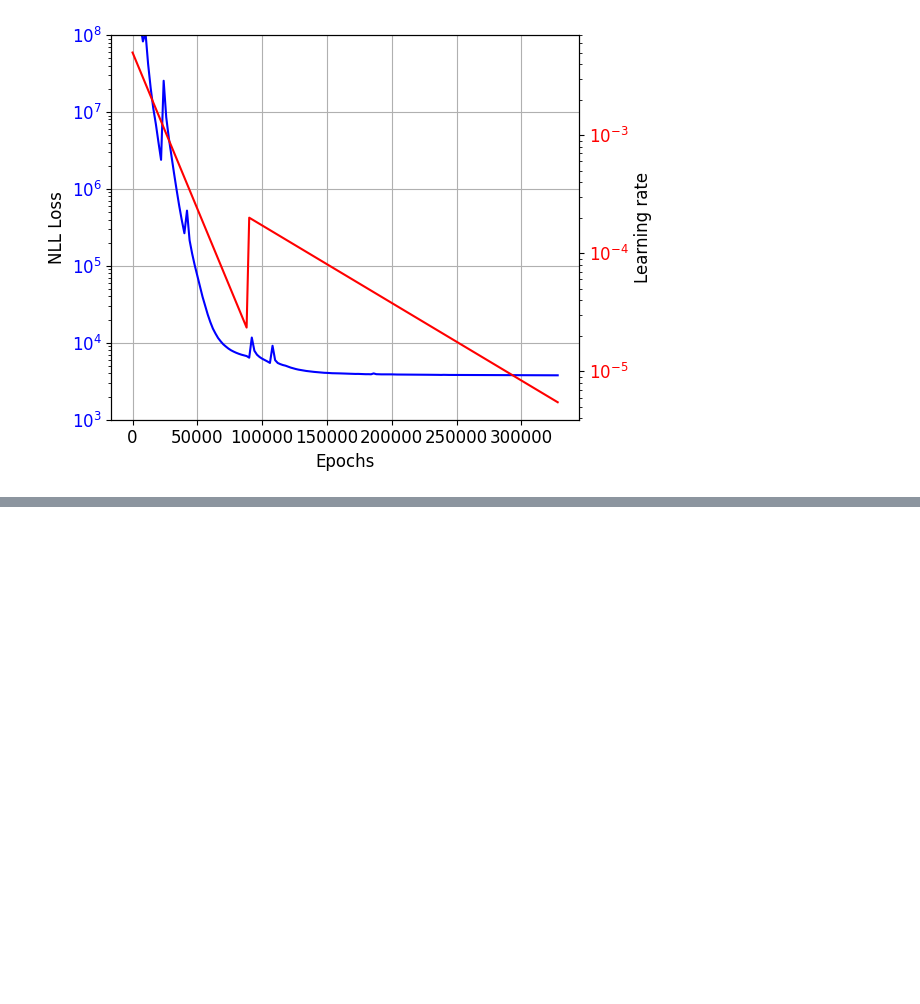
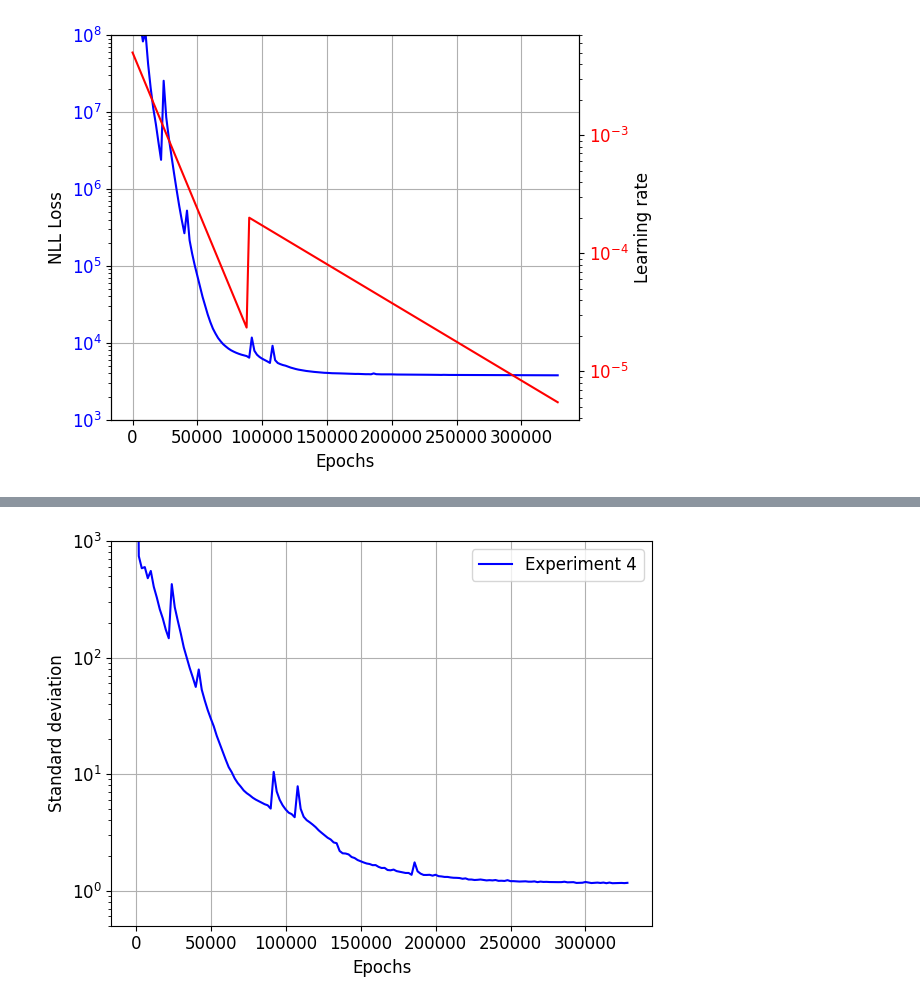
Before and after one commit to xiaoxiae/SurVAE-replication, a Jupyter notebook: mnist_plots.ipynb, the cells around one changed output, grey strips where cells are left out. Drawn from its saved outputs; the diff is of its cells as text; code cells hidden in the pictures; blank space fills up the shorter version.

```diff
--- a/mnist_plots.ipynb
+++ b/mnist_plots.ipynb
@@ -95,0 +117,14 @@ plt.show()
+# %%
+plt.plot(epochs, sigmas, color="blue", label="Experiment 4")
+
+plt.xlabel("Epochs")
+plt.ylabel("Standard deviation")
+
+plt.grid()
+plt.legend()
+plt.semilogy()
+plt.ylim(0.5, 1e3)
+plt.tight_layout()
+plt.show()
+# %% [output]
+[figure, added]
```
Also changed, not shown: parts of 3 cells of this notebook, 6 other files.
